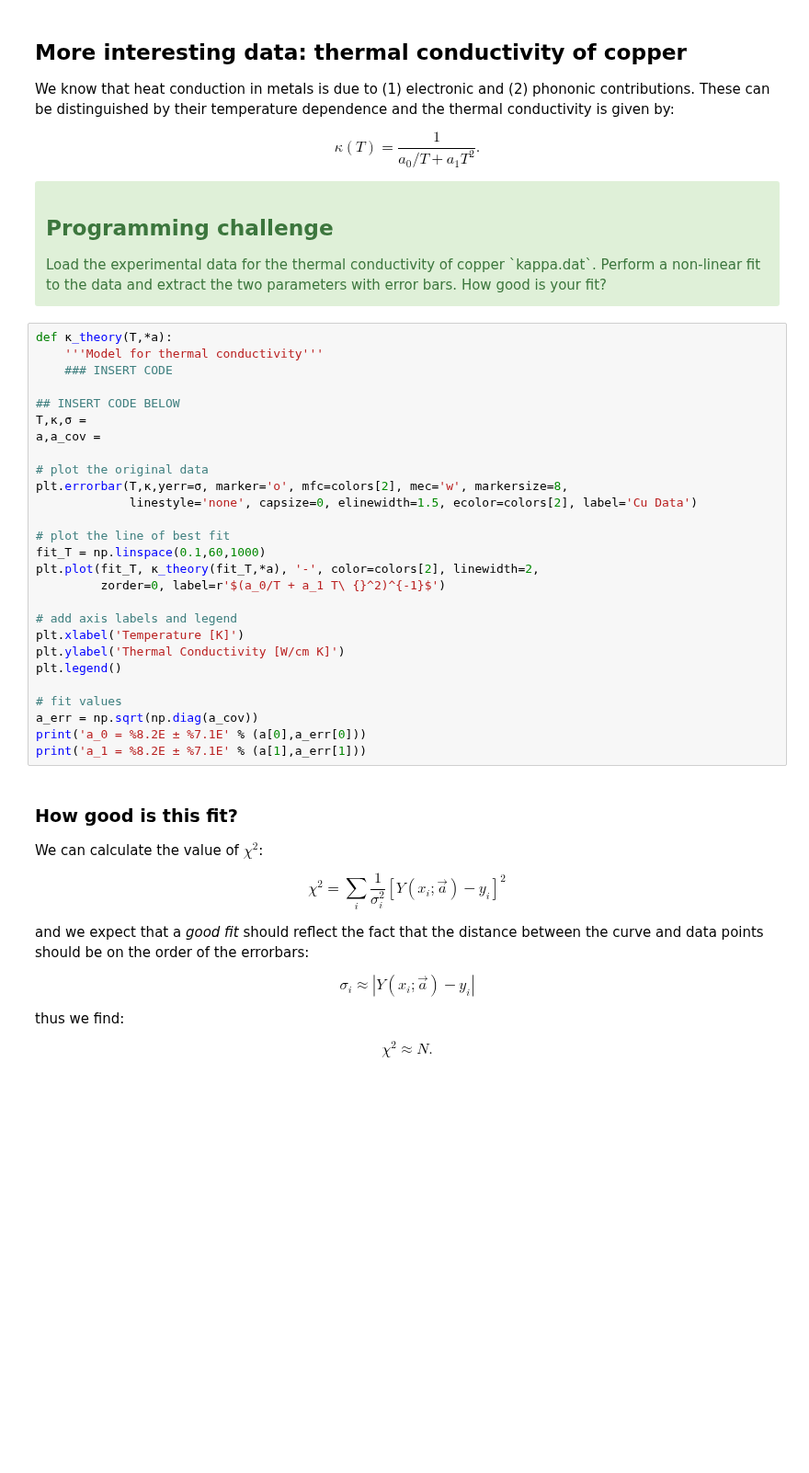
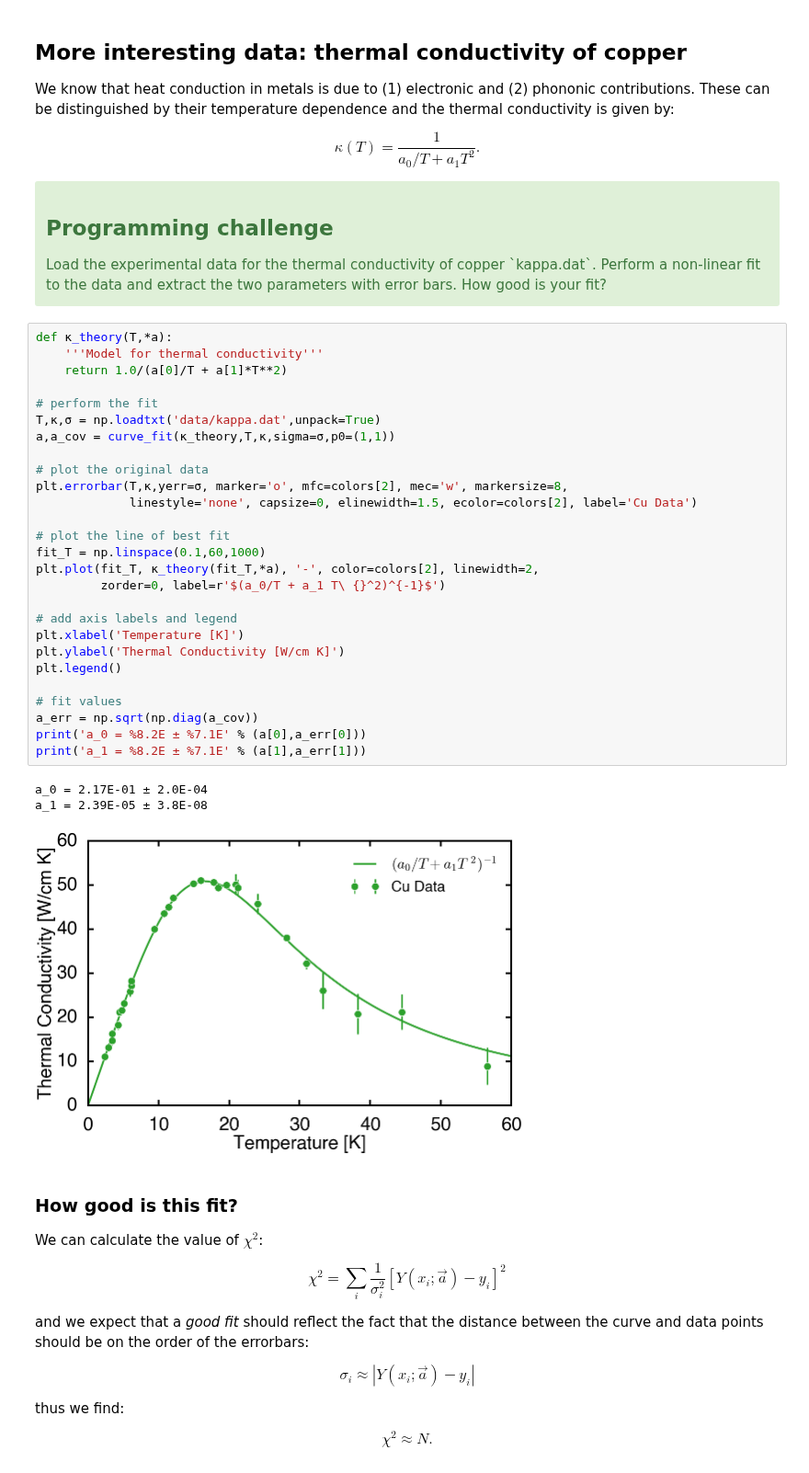
Before and after one commit to agdelma/IntroCompPhysics, a Jupyter notebook: Notebooks/20_LeastSquares.ipynb, the cells around one changed output. Shown at 92% size. Saved outputs shown, nothing was run; the diff lists cells and outputs as text; blank space fills up the shorter version.

```diff
--- a/Notebooks/20_LeastSquares.ipynb
+++ b/Notebooks/20_LeastSquares.ipynb
@@ -240,30 +252,34 @@ Load the experimental data for the thermal conductivity of copper  `kappa.dat`.
 # %%
 def κ_theory(T,*a):
     '''Model for thermal conductivity'''
-    ### INSERT CODE
+    return 1.0/(a[0]/T + a[1]*T**2)
 
-## INSERT CODE BELOW
-T,κ,σ =
-a,a_cov =
+# perform the fit
+T,κ,σ = np.loadtxt('data/kappa.dat',unpack=True)
+a,a_cov = curve_fit(κ_theory,T,κ,sigma=σ,p0=(1,1))
 
 # plot the original data
 plt.errorbar(T,κ,yerr=σ, marker='o', mfc=colors[2], mec='w', markersize=8,
              linestyle='none', capsize=0, elinewidth=1.5, ecolor=colors[2], label='Cu Data')
 
 # plot the line of best fit
 fit_T = np.linspace(0.1,60,1000)
 plt.plot(fit_T, κ_theory(fit_T,*a), '-', color=colors[2], linewidth=2,
          zorder=0, label=r'$(a_0/T + a_1 T\ {}^2)^{-1}$')
 
 # add axis labels and legend
 plt.xlabel('Temperature [K]')
 plt.ylabel('Thermal Conductivity [W/cm K]')
 plt.legend()
 
 # fit values
 a_err = np.sqrt(np.diag(a_cov))
 print('a_0 = %8.2E ± %7.1E' % (a[0],a_err[0]))
 print('a_1 = %8.2E ± %7.1E' % (a[1],a_err[1]))
+# %% [output]
+a_0 = 2.17E-01 ± 2.0E-04
+a_1 = 2.39E-05 ± 3.8E-08
+[figure, added]
 # %% [markdown]
 ### How good is this fit?
 We can calculate the value of $\chi^2$:
```
Also changed, not shown: parts of 7 cells of this notebook.
